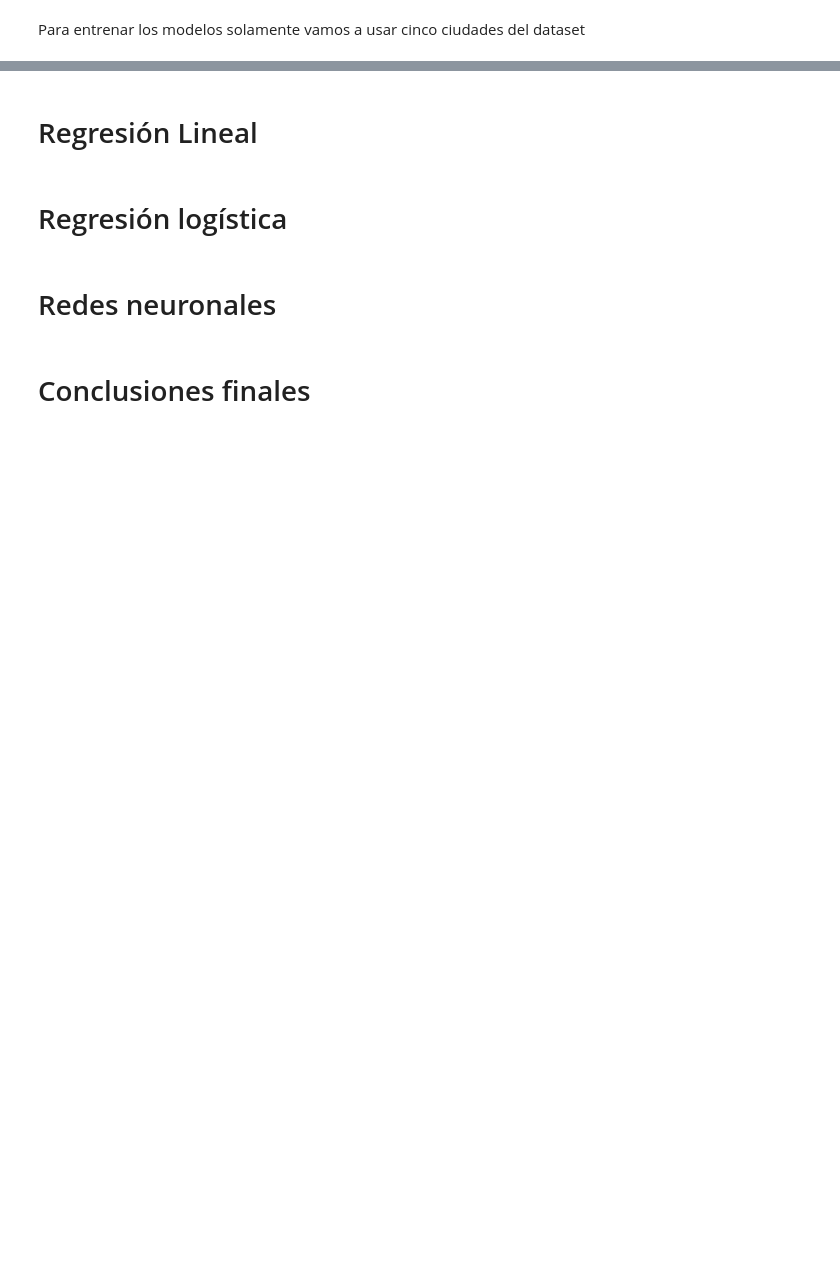
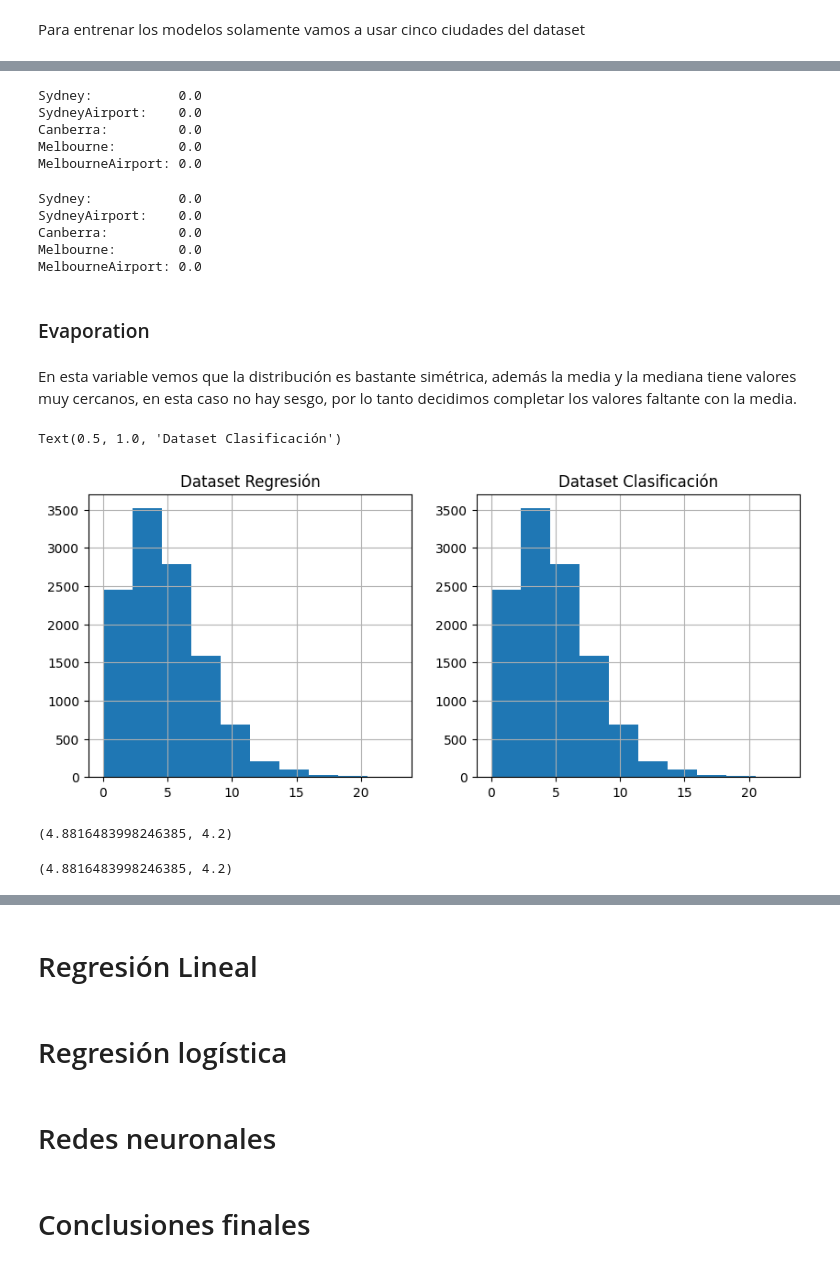
Before and after one commit to Isaiasgaray/aa_1, a Jupyter notebook: notebook_final.ipynb, the cells around one changed output, grey strips where cells are left out. Saved outputs shown, nothing was run; the diff lists cells and outputs as text; code cells hidden in the pictures; blank space fills up the shorter version.

```diff
--- a/notebook_final.ipynb
+++ b/notebook_final.ipynb
@@ -29,0 +142,49 @@ df = df_original[df_original['Location']\
+# %%
+for ciudad in ciudades:
+    rain = \
+        df_reg[df_reg['Location'] == ciudad]['Rainfall'].mode()[0]
+    print(f'{ciudad + ":":17} {rain}')
+# %% [output]
+Sydney:           0.0
+SydneyAirport:    0.0
+Canberra:         0.0
+Melbourne:        0.0
+MelbourneAirport: 0.0
+# %%
+for ciudad in ciudades:
+    rain = \
+        df_clas[df_clas['Location'] == ciudad]['Rainfall'].mode()[0]
+    print(f'{ciudad + ":":17} {rain}')
+# %% [output]
+Sydney:           0.0
+SydneyAirport:    0.0
+Canberra:         0.0
+Melbourne:        0.0
+MelbourneAirport: 0.0
+# %%
+df_reg['Rainfall'].fillna(0.0, inplace=True)
+df_clas['Rainfall'].fillna(0.0, inplace=True)
+# %% [markdown]
+### Evaporation
+# %% [markdown]
+En esta variable vemos que la distribución es bastante simétrica, además la media y la mediana tiene valores muy cercanos, en esta caso no hay sesgo, por lo tanto decidimos completar los valores faltante con la media.
+# %%
+plt.figure(figsize=(10, 4))
+
+plt.subplot(121)
+df_reg['Evaporation'].hist()
+plt.title('Dataset Regresión')
+plt.subplot(122)
+df_clas['Evaporation'].hist()
+plt.title('Dataset Clasificación')
+# %% [output]
+Text(0.5, 1.0, 'Dataset Clasificación')
+[figure, added]
+# %%
+df_reg['Evaporation'].mean(), df_reg['Evaporation'].median()
+# %% [output]
+(4.8816483998246385, 4.2)
+# %%
+df_clas['Evaporation'].mean(), df_clas['Evaporation'].median()
+# %% [output]
+(4.8816483998246385, 4.2)
```
Also changed, not shown: parts of 42 cells of this notebook.
